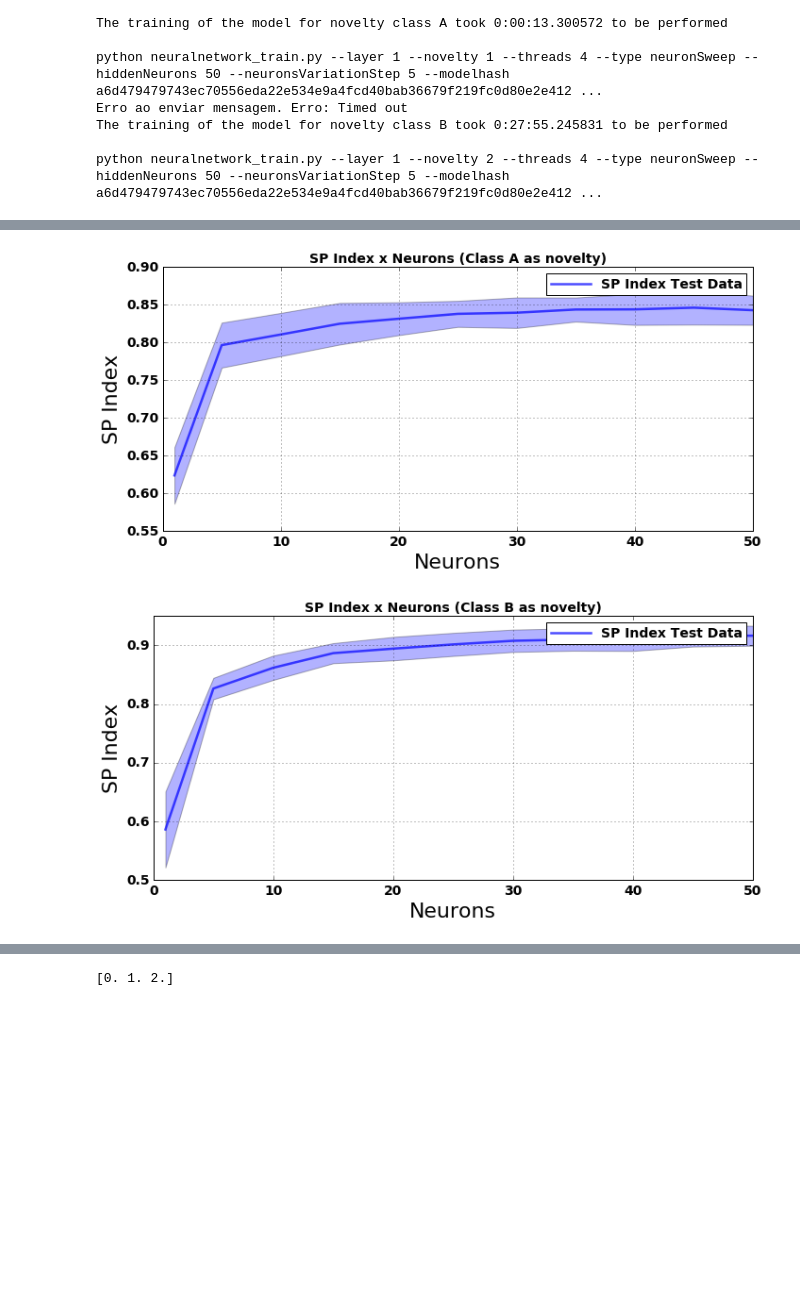
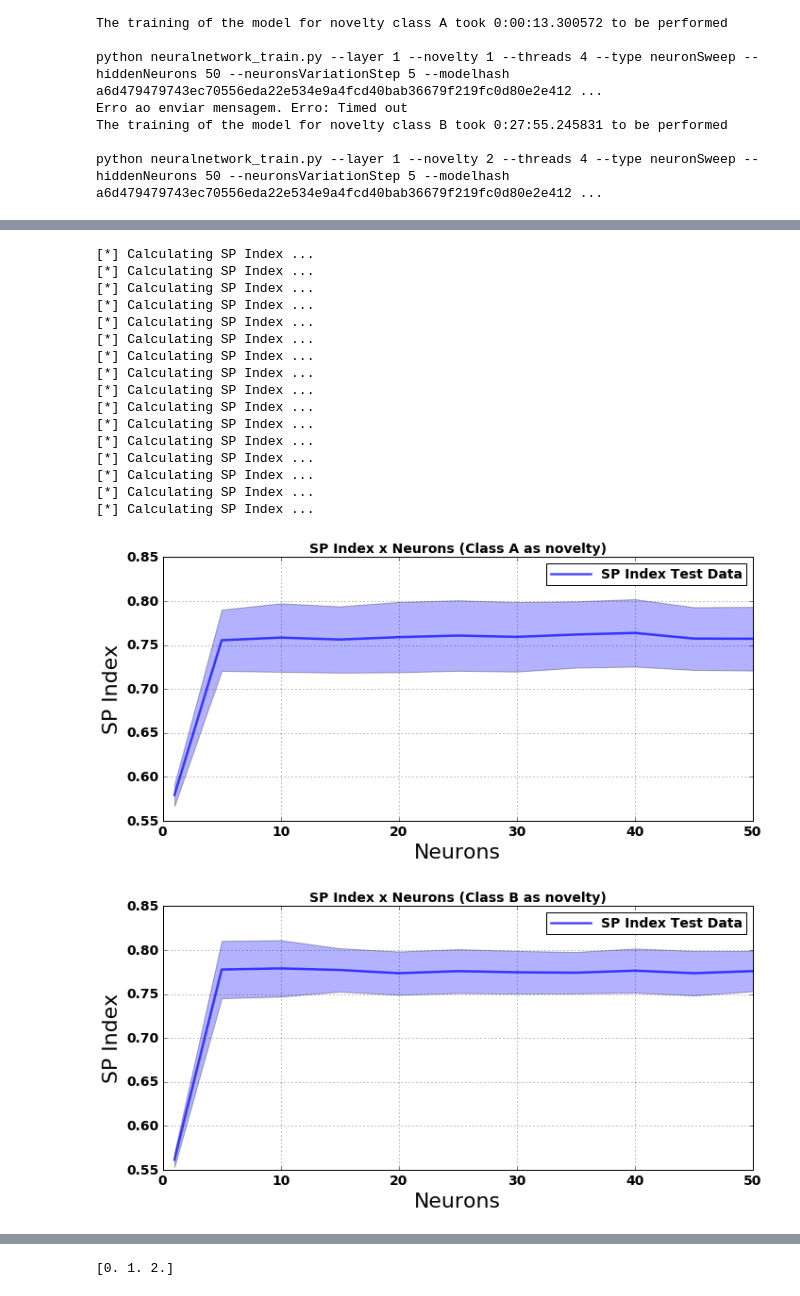
Before and after one commit to natmourajr/SonarAnalysis, a Jupyter notebook: Packages/NoveltyDetection/NeuralNetwork/NeuralNetwork_Novelty_Detection_Analysis.ipynb, the cells around one changed output, grey strips where cells are left out. Cells and saved outputs as stored; diff of their text form; code cells hidden in the pictures; blank space fills up the shorter version.

```diff
--- a/Packages/NoveltyDetection/NeuralNetwork/NeuralNetwork_Novelty_Detection_Analysis.ipynb
+++ b/Packages/NoveltyDetection/NeuralNetwork/NeuralNetwork_Novelty_Detection_Analysis.ipynb
@@ -54,14 +54,14 @@ training_params = {
         "batch_size": 256,
         "kernel_initializer": "uniform",
         "hidden_activation_function": "tanh", #"relu",
-        "classifier_output_activation_function": "sigmoid",
+        "classifier_output_activation_function": "softmax",
         "norm": "mapstd",
         "metrics": ["accuracy"],
         "loss": "mean_squared_error",
         "dropout": False,
         "dropout_parameter": 0.0,
-        "regularization": "l2",
-        "regularization_parameter": 0.1
+        "regularization": None,
+        "regularization_parameter": 0.0
     },
     "callbacks": {
         "EarlyStopping": {
@@ -153,0 +156,22 @@ python neuralnetwork_train.py --layer 1 --novelty 2 --threads 4 --type neuronSwe
+# %%
+import copy
+num_values = 10
+gridSearch = [copy.deepcopy(training_params) for i in range(num_values)]
+i = 10
+for params in gridSearch:
+    params['HyperParameters']['batch_size'] = 2**i
+    print ("batch_size: {}".format(params['HyperParameters']['batch_size']))
+    i = i - 1
+    for inovelty in range(len(analysis.class_labels)):
+        startTime = time.time()
+        analysis.setParameters(params)
+        analysis.train(layer=1,
+                       inovelty=inovelty,
+                       trainingType="neuronSweep", #foldSweep, neuronSweep, normal
+                       hidden_neurons=[50],
+                       neurons_variation_step=5,
+                       numThreads=8,
+                       model_hash=analysis.model_hash)
+
+        duration = str(timedelta(seconds=float(time.time() - startTime)))
+        print "The training of the model for novelty class {0} took {1} to be performed\n".format(analysis.class_labels[inovelty], duration)
@@ -157,7 +199,6 @@ python neuralnetwork_train.py --layer 1 --novelty 2 --threads 4 --type neuronSwe
 from sklearn import metrics
 from sklearn import preprocessing
 from sklearn.externals import joblib
-from Functions.StatisticalAnalysis import KLDiv, EstPDF
 import matplotlib.pyplot as plt
 
 # Choose layer
@@ -170,7 +211,7 @@ step = 5
 neurons_mat = [1] + range(step,hidden_neurons[layer-1]+step,step)
 neurons_mat = neurons_mat[:len(neurons_mat)-layer+2]
 
-analysis_name = 'sp_index_%i_layer_keras_class_weights_v2'%(layer)
+analysis_name = 'sp_index_%i_layer'%(layer)
 analysis_file = os.path.join(analysis.getBaseResultsPath(), "AnalysisFiles", analysis_name + ".jbl")
 
 verbose = True
@@ -257,32 +298,48 @@ else:
 
 
 for inovelty in range(len(analysis.class_labels)):
     # Plot results
     fig = plt.subplots(figsize=figsize)
     ax = plt.subplot(1,1,1)
 
     mean_sp = np.mean(spIndex[inovelty,:], axis=0)
     error_sp = np.std(spIndex[inovelty,:,:], axis=0)
 
     ax.plot(neurons_mat, mean_sp, color='b', alpha=0.7, linewidth=2.5, label='SP Index Test Data')
 
     ax.fill_between(neurons_mat, mean_sp+error_sp, mean_sp-error_sp, facecolor='blue', alpha=0.3)
 
     ax.set_title('SP Index x Neurons (Class {} as novelty)'.format(analysis.class_labels[inovelty]),
                                   fontsize=14, fontweight='bold')
     ax.set_ylabel('SP Index', fontsize=22)
     ax.set_xlabel('Neurons', fontsize=22)
     ax.grid()
     ax.legend()
     plt.tight_layout()
     #Save the figure
     neurons_str = models[inovelty].get_neurons_str(trn_data[inovelty],hidden_neurons=hidden_neurons)
     file_name = os.path.join(analysis.pictures_output_folder, analysis_name+"_{}_novelty_{}_neurons.png".format(inovelty,neurons_str))
     plt.savefig(file_name, format="png")
     try:
         my_bot.sendMessage(imgPath=file_name)
     except Exception as e:
         print("Error when sending the image to the bot. Error: {}".format(str(e)))
 # %% [output]
+[*] Calculating SP Index ...
+[*] Calculating SP Index ...
+[*] Calculating SP Index ...
+[*] Calculating SP Index ...
+[*] Calculating SP Index ...
+[*] Calculating SP Index ...
+[*] Calculating SP Index ...
+[*] Calculating SP Index ...
+[*] Calculating SP Index ...
+[*] Calculating SP Index ...
+[*] Calculating SP Index ...
+[*] Calculating SP Index ...
+[*] Calculating SP Index ...
+[*] Calculating SP Index ...
+[*] Calculating SP Index ...
+[*] Calculating SP Index ...
-[figure, old version]
+[figure, new version]
-[figure, old version]
+[figure, new version]
```
Also changed, not shown: parts of 5 cells of this notebook, 6 other files.
